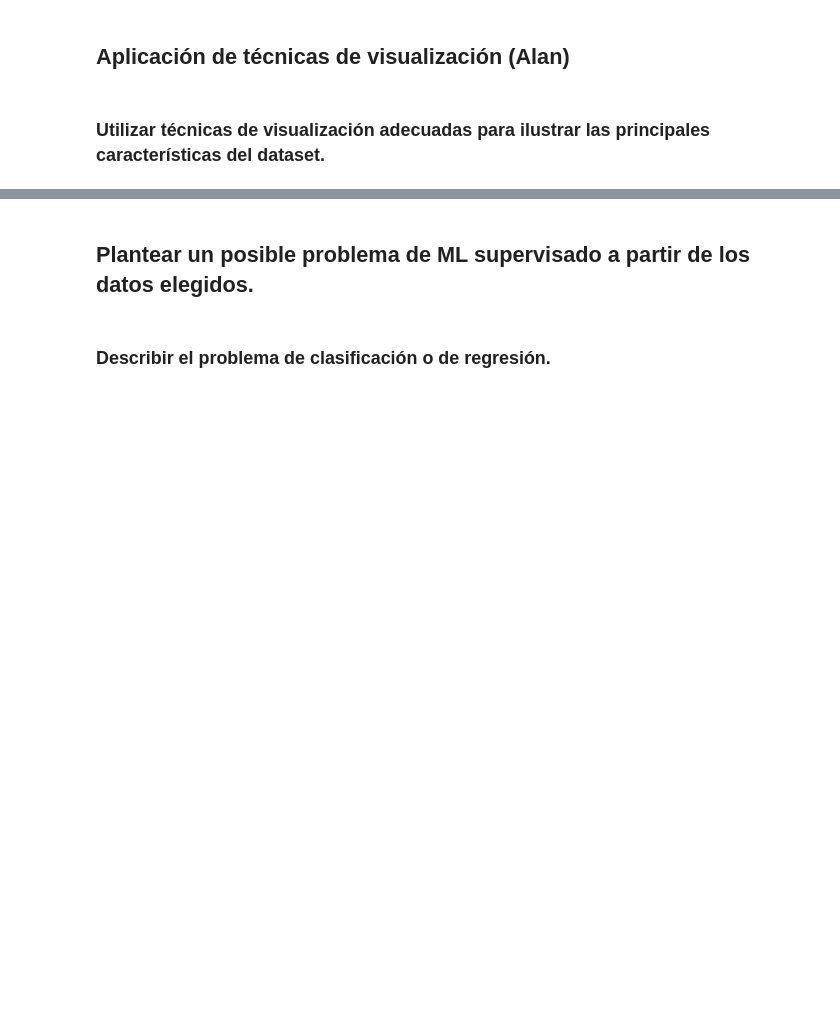
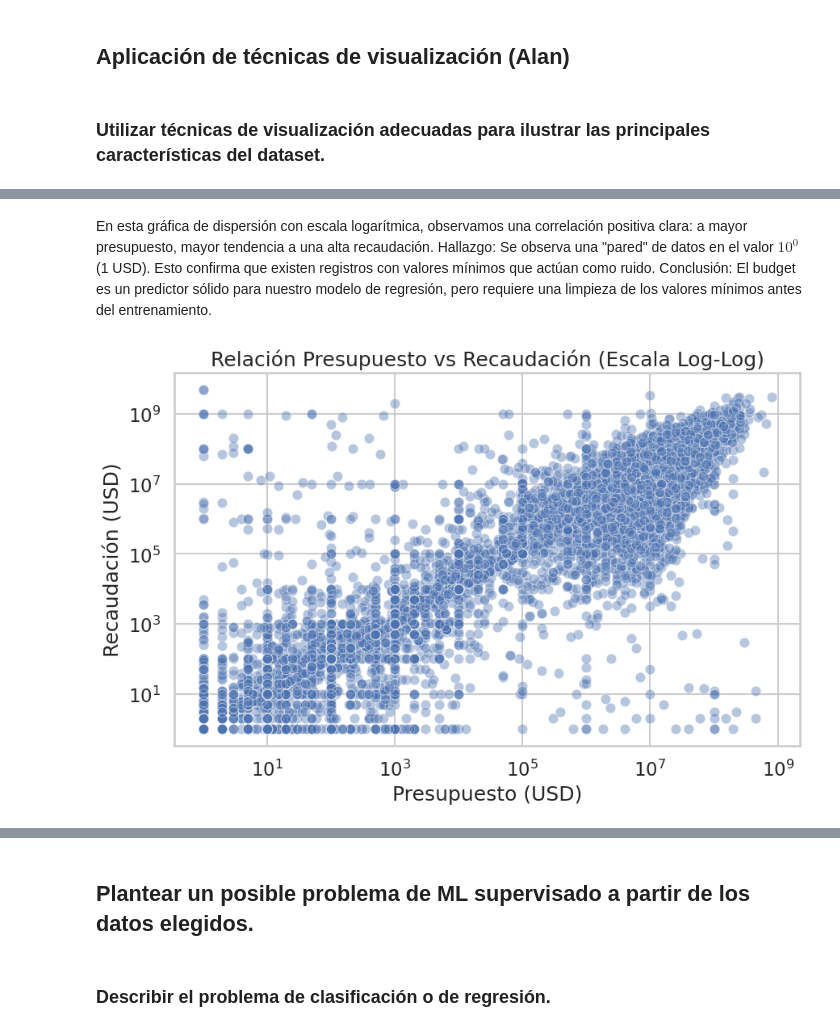
Before and after one commit to jbmild/ceia-add, a Jupyter notebook: tp_final.ipynb, the cells around one changed output, grey strips where cells are left out. Drawn from its saved outputs; the diff is of its cells as text; code cells hidden in the pictures; blank space fills up the shorter version.

```diff
--- a/tp_final.ipynb
+++ b/tp_final.ipynb
@@ -598,0 +752,19 @@ Sin formalizar el mecanismo (modelo de ausencia o de censura), la etiqueta MCAR/
+# %% [markdown]
+En esta gráfica de dispersión con escala logarítmica, observamos una correlación positiva clara: a mayor presupuesto, mayor tendencia a una alta recaudación.
+Hallazgo: Se observa una "pared" de datos en el valor $10^0$ (1 USD). Esto confirma que existen registros con valores mínimos que actúan como ruido.
+Conclusión: El budget es un predictor sólido para nuestro modelo de regresión, pero requiere una limpieza de los valores mínimos antes del entrenamiento.
+# %%
+df_scatter = df[(df['budget'] > 0) & (df['revenue'] > 0)].copy()
+n_scatter = min(10000, len(df_scatter))
+df_scatter = df_scatter.sample(n=n_scatter, random_state=42)
+
+plt.figure(figsize=(10, 6))
+sns.scatterplot(data=df_scatter, x='budget', y='revenue', alpha=0.4)
+plt.xscale('log')
+plt.yscale('log')
+plt.title('Relación Presupuesto vs Recaudación (Escala Log-Log)')
+plt.xlabel('Presupuesto (USD)')
+plt.ylabel('Recaudación (USD)')
+plt.show()
+# %% [output]
+[figure, added]
```
Also changed, not shown: parts of 38 cells of this notebook.
